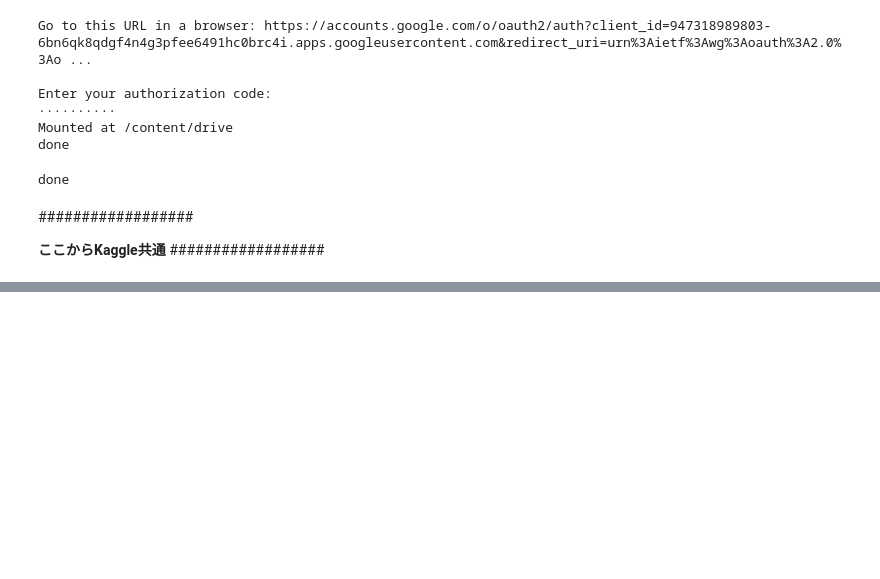
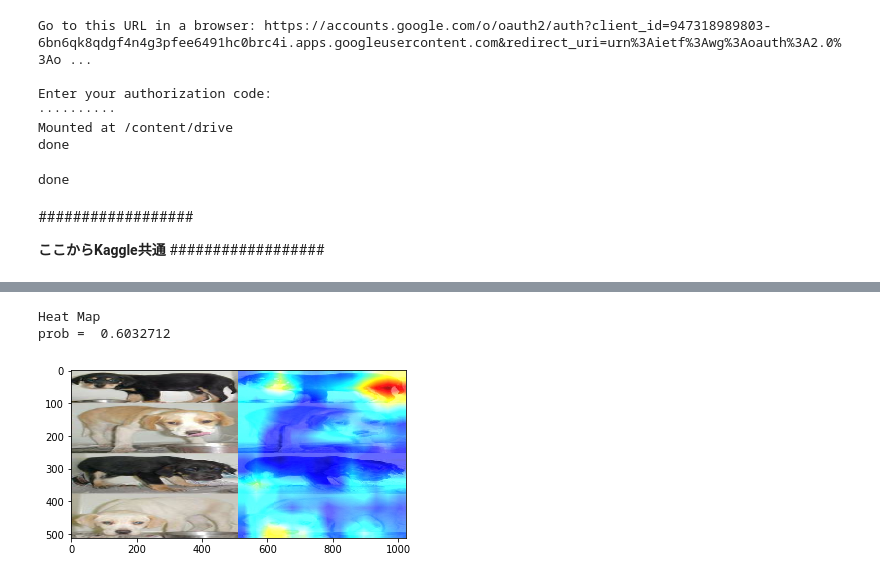
Before and after one commit to muraryu/dogcat, a Jupyter notebook: dogcat_mura.ipynb, the cells around one changed output, grey strips where cells are left out. Drawn from its saved outputs; the diff is of its cells as text; code cells hidden in the pictures; blank space fills up the shorter version.

```diff
--- a/dogcat_mura.ipynb
+++ b/dogcat_mura.ipynb
@@ -377,7 +377,7 @@ fixed_variable = [
 
 
 # number of epoch
-NUM_EPOCH = 10
+NUM_EPOCH = 0
 
 # %% [code]
 # 初回近傍ベクトル
@@ -427,7 +427,7 @@ while(True):
         #optimizer = Adam(lr=0.0001)
         #optimizer = RMSprop(lr=2e-5) #, decay=1e-3)
         #optimizer = SGD(lr=2e-5, momentum=0.9, decay=1e-6, nesterov=True)
-        optimizer = SGD(lr=5e-5, momentum=0.9)
+        optimizer = SGD(lr=1e-4, momentum=0.9)
 
         # モデルの定義
         if value_space["color_mode"][near_vector["color_mode"]] == "grayscale":
@@ -461,7 +461,7 @@ while(True):
         train_df = pd.read_csv(train_labels_path, dtype='str')
 #        display(train_df.head())
         train_preprocessed_dir = train_pre_dir
-        os.makedirs(train_preprocessed_dir, exist_ok=True)
+        os.makedirs(train_preprocessed_dir, exist_ok=True
         for path in tqdm(train_df['filename']):
             img = Image.open(train_dir + path)
             img = img.resize((value_space["width_x_height"][near_vector["width_x_height"]], value_space["width_x_height"][near_vector["width_x_height"]]))
@@ -565,7 +565,7 @@ while(True):
         callbacks.append(ModelCheckpoint(filepath = os.path.join(model_check_point_dir,'cnn_model-epoch{epoch:02d}-loss{loss:.4f}-acc{acc:.4f}-vloss{val_loss:.4f}-vacc{val_acc:.4f}.hdf5'), monitor='val_loss', verbose=1, save_best_only=False, mode='auto'))
 
         # 重みロード
-        weight_path = '/content/drive/My Drive/dogcat/model/cnn_model-epoch06-loss0.0378-acc0.9892-vloss0.0120-vacc0.9961.hdf5'
+        weight_path = '/content/drive/My Drive/dogcat/model/cnn_model-epoch12-loss0.0597-acc0.9830-vloss0.0347-vacc0.9884.hdf5'
         CNN_model.load_weights(weight_path)
         print('Using weight file : ' + weight_path)
 
@@ -597,7 +597,7 @@ while(True):
 
         # %% [code]
         # 検証データのLogLoss平均を取得して評価値とする
-        loss, acc = CNN_model.evaluate_generator(val_generator, steps=len(val_generator), verbose=0)
+        loss, acc = CNN_model.evaluate_generator(val_generator, steps=len(val_generator), verbose=1)
         print('Test loss: %s, Test acc: %s' % (loss, acc))
         near_vector["evaluation_value"] = loss
 
@@ -865,7 +896,7 @@ def Grad_Cam_plus_plus(input_model, layer_name, x, row, col):
 
     return jetcam
 
-image_path = test_dir + '2809.jpg' # Target image file path
+image_path = test_dir + '7065.jpg' # Target image file path
 #image_path = 'drive/My Drive/dogcat/input/20190614182430.JPG'
 
 target_layer = 'inception_resnet_v2' # InceptionResNetV2
@@ -877,33 +908,37 @@ img_GCAMplusplus = Grad_Cam_plus_plus(CNN_model, target_layer, img, row, col)
 time = time.ctime()
 img_Gplusplusname = gradcam_dir +os.path.basename(image_path) + "_GCAM++.jpg"
 os.makedirs(gradcam_dir, exist_ok=True)
 cv2.imwrite(img_Gplusplusname, img_GCAMplusplus)
 
 def hconcat_resize_min(im_list, interpolation=cv2.INTER_CUBIC):
     h_min = min(im.shape[0] for im in im_list)
     im_list_resize = [cv2.resize(im, (int(im.shape[1] * h_min / im.shape[0]), h_min), interpolation=interpolation)
                       for im in im_list]
     return cv2.hconcat(im_list_resize)
 
 original_image = cv2.cvtColor(cv2.resize(cv2.imread(image_path), (row,col)), cv2.COLOR_BGR2RGB)
 gradcam_image = cv2.cvtColor(cv2.imread(img_Gplusplusname), cv2.COLOR_BGR2RGB)
 im_h_resize = hconcat_resize_min([original_image, gradcam_image])
 plt.imshow(im_h_resize)
 print('Heat Map')
 
 # 予測
 img_predict = []
 try:
     img = Image.open(image_path)  # 画像読み込み
     img = img.convert("RGB")
     img = img.resize((row, col))  # 画像のリサイズ
     img_array = np.asarray(img)
     img_predict.append(img_array)
 except Exception as e:
     pass
 img_predict = np.asarray(img_predict) / 255.
 result_predict = CNN_model.predict(img_predict)
 print('prob = ', result_predict[0][0])
+# %% [output]
+Heat Map
+prob =  0.6032712
+[figure, added]
 # %%
 # 転移学習の場合は以下を実行して最後の方の畳み込み層を見つける
 print(CNN_model.get_layer('inception_resnet_v2').get_output_at(1))
```
Also changed, not shown: parts of 5 cells of this notebook.
